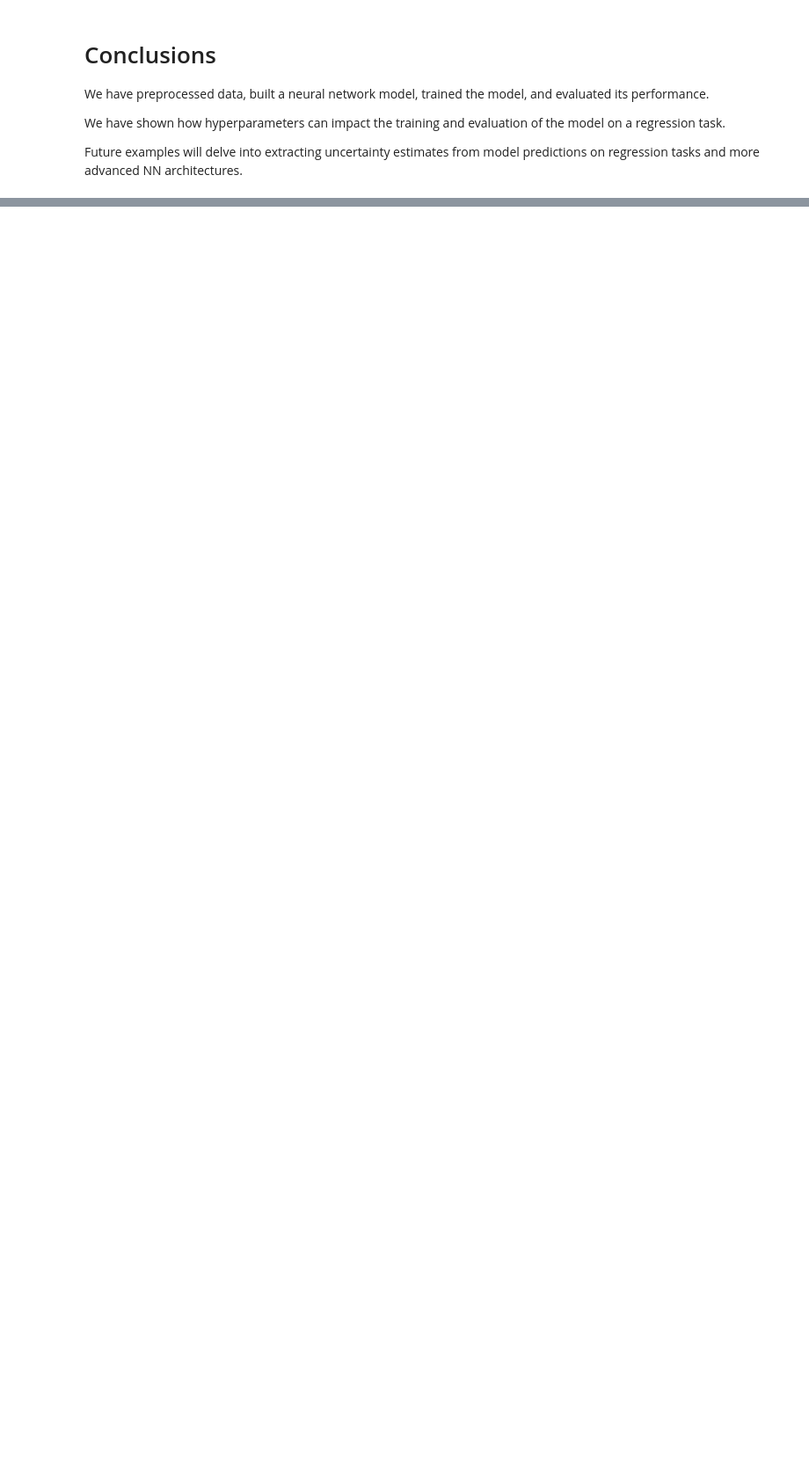
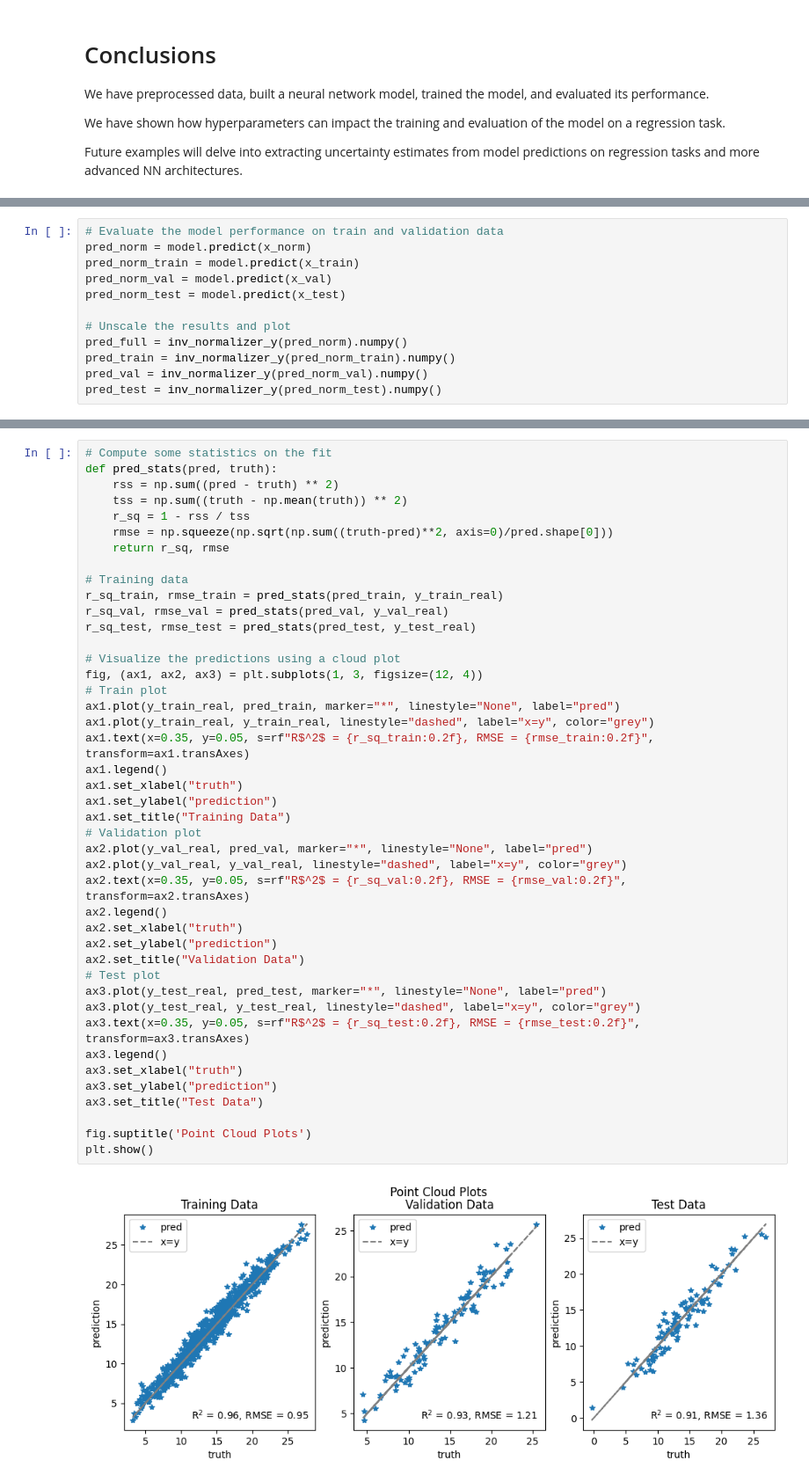
Before and after one commit to NREL/AI, a Jupyter notebook: supervised/regression/artificial_neural_networks_tf.ipynb, the cells around one changed output, grey strips where cells are left out. Shown at 88% size. Drawn from its saved outputs; the diff is of its cells as text; blank space fills up the shorter version.

```diff
--- a/supervised/regression/artificial_neural_networks_tf.ipynb
+++ b/supervised/regression/artificial_neural_networks_tf.ipynb
@@ -883,0 +1042,12 @@ Future examples will delve into extracting uncertainty estimates from model pred
+# %%
+# Evaluate the model performance on train and validation data
+pred_norm = model.predict(x_norm)
+pred_norm_train = model.predict(x_train)
+pred_norm_val = model.predict(x_val)
+pred_norm_test = model.predict(x_test)
+
+# Unscale the results and plot
+pred_full = inv_normalizer_y(pred_norm).numpy()
+pred_train = inv_normalizer_y(pred_norm_train).numpy()
+pred_val = inv_normalizer_y(pred_norm_val).numpy()
+pred_test = inv_normalizer_y(pred_norm_test).numpy()
@@ -883,0 +1059,45 @@ Future examples will delve into extracting uncertainty estimates from model pred
+# %%
+# Compute some statistics on the fit
+def pred_stats(pred, truth):
+    rss = np.sum((pred - truth) ** 2)
+    tss = np.sum((truth - np.mean(truth)) ** 2)
+    r_sq = 1 - rss / tss
+    rmse = np.squeeze(np.sqrt(np.sum((truth-pred)**2, axis=0)/pred.shape[0]))
+    return r_sq, rmse
+
+# Training data
+r_sq_train, rmse_train = pred_stats(pred_train, y_train_real)
+r_sq_val, rmse_val = pred_stats(pred_val, y_val_real)
+r_sq_test, rmse_test = pred_stats(pred_test, y_test_real)
+
+# Visualize the predictions using a cloud plot
+fig, (ax1, ax2, ax3) = plt.subplots(1, 3, figsize=(12, 4))
+# Train plot
+ax1.plot(y_train_real, pred_train, marker="*", linestyle="None", label="pred")
+ax1.plot(y_train_real, y_train_real, linestyle="dashed", label="x=y", color="grey")
+ax1.text(x=0.35, y=0.05, s=rf"R$^2$ = {r_sq_train:0.2f}, RMSE = {rmse_train:0.2f}", transform=ax1.transAxes)
+ax1.legend()
+ax1.set_xlabel("truth")
+ax1.set_ylabel("prediction")
+ax1.set_title("Training Data")
+# Validation plot
+ax2.plot(y_val_real, pred_val, marker="*", linestyle="None", label="pred")
+ax2.plot(y_val_real, y_val_real, linestyle="dashed", label="x=y", color="grey")
+ax2.text(x=0.35, y=0.05, s=rf"R$^2$ = {r_sq_val:0.2f}, RMSE = {rmse_val:0.2f}", transform=ax2.transAxes)
+ax2.legend()
+ax2.set_xlabel("truth")
+ax2.set_ylabel("prediction")
+ax2.set_title("Validation Data")
+# Test plot
+ax3.plot(y_test_real, pred_test, marker="*", linestyle="None", label="pred")
+ax3.plot(y_test_real, y_test_real, linestyle="dashed", label="x=y", color="grey")
+ax3.text(x=0.35, y=0.05, s=rf"R$^2$ = {r_sq_test:0.2f}, RMSE = {rmse_test:0.2f}", transform=ax3.transAxes)
+ax3.legend()
+ax3.set_xlabel("truth")
+ax3.set_ylabel("prediction")
+ax3.set_title("Test Data")
+
+fig.suptitle('Point Cloud Plots')
+plt.show()
+# %% [output]
+[figure, added]
```
Also changed, not shown: parts of 20 cells of this notebook, 1 other file.
